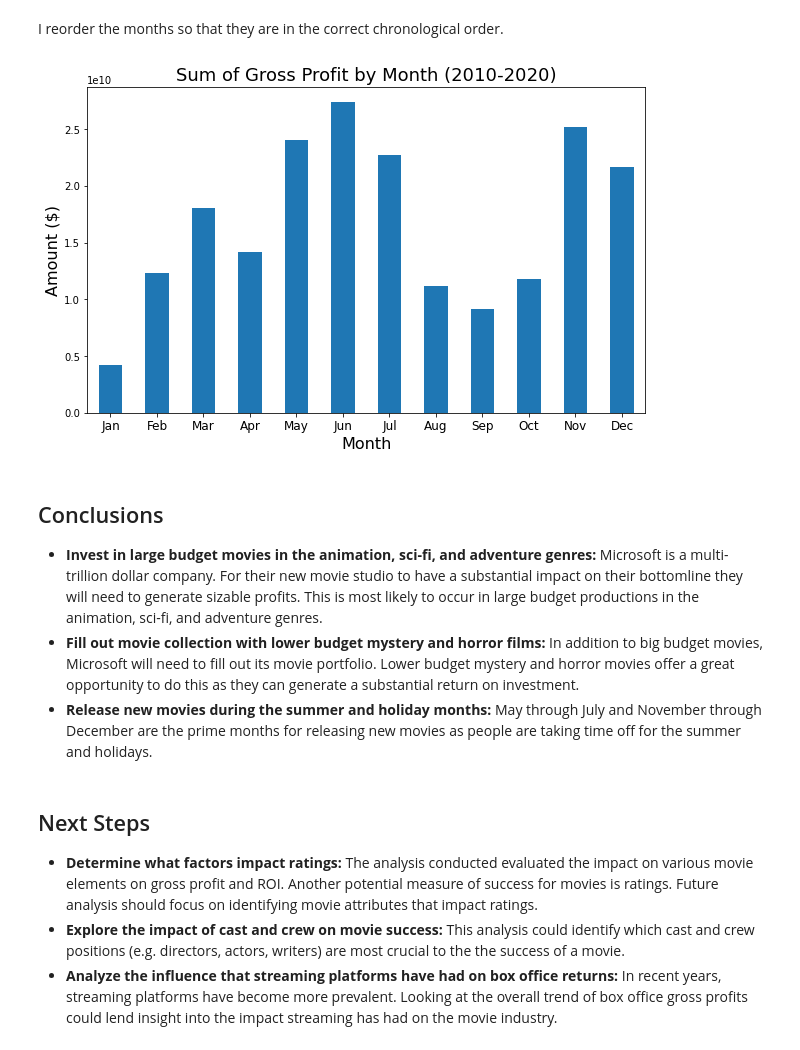
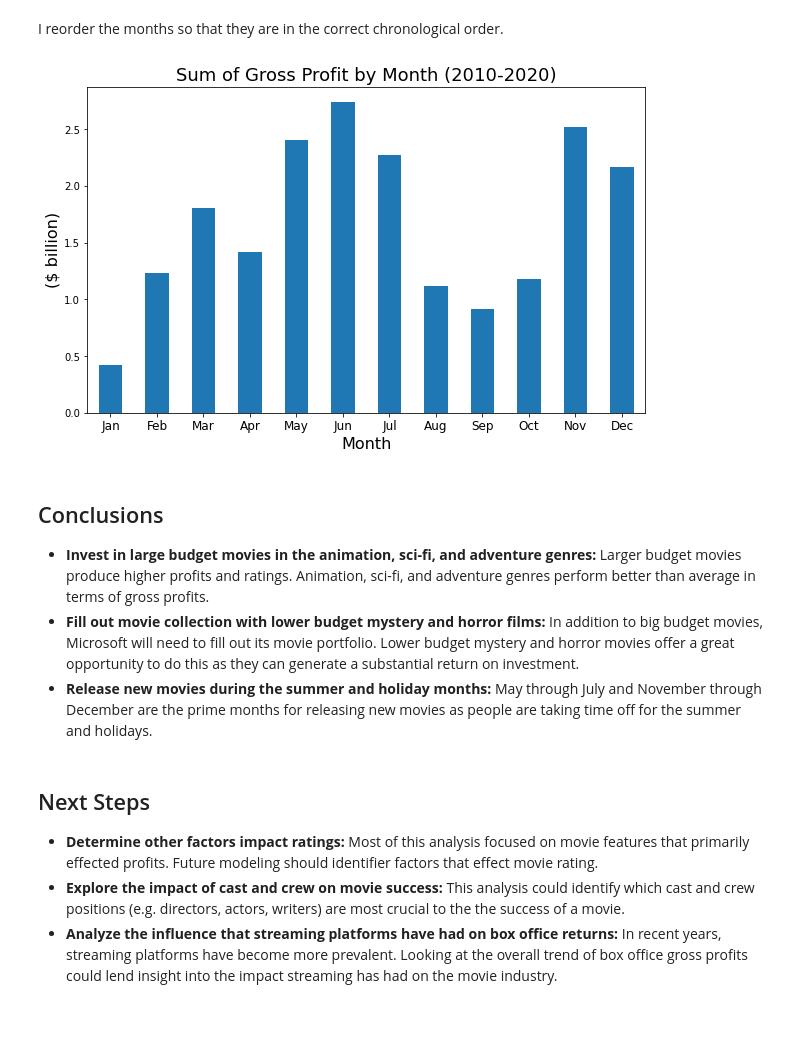
Before and after one commit to bentoler22/Flatiron_Phase_1_Project, a Jupyter notebook: student.ipynb, the cells around one changed output. Saved outputs shown, nothing was run; the diff lists cells and outputs as text; code cells hidden in the pictures; blank space fills up the shorter version.

Commit message:
updated budget analysis

```diff
--- a/student.ipynb
+++ b/student.ipynb
@@ -154,6 +180,11 @@ imdb_titles_basics.set_index('tconst', inplace=True)
 # %%
-imdb_combined = imdb_titles.join(imdb_titles_basics, how='inner',
+#join imbd_titles with imdb_tiles_basics
+imdb_titles_and_basics = imdb_titles.join(imdb_titles_basics, how='inner',
                                           on='title_id')
+# %%
+#merge imbd_ratings with the joined dataframe above
+imdb_combined = imdb_titles_and_basics.join(imdb_ratings, how='left',
+                                          on='title_id')
 # %%
 imdb_combined.head()
 # %% [output]
@@ -195,6 +226,11 @@ Using the production budget and gross profit columns, I create a new column for
 #add column for return on investment in perecentage
 movie_df['ROI'] = ((movie_df.worldwide_gross - movie_df.production_budget)
                    / movie_df.production_budget) *100
+
+movie_df['rating_category'] = movie_df.averagerating.map(lambda x:
+                                                   "Bad" if x < 4 else
+                                                    ("Average" if x < 7 else
+                                                     "Good"))
 # %% [markdown]
 # Analysis
 # %%
@@ -310,25 +369,32 @@ month_grouped.sort_index(inplace=True)
 # %%
 #set the index back to start_month
 month_grouped.set_index('start_month', inplace=True)
+# %%
+#define function for format of gross profit y-axis ticks
+def gross_tick_format_3(x, pos):
+    new_format = '{}'.format(x / 10000000000)
+    return new_format
 # %%
 #plot bar chart of sum of gross profit by month
 ax = month_grouped.plot(kind='bar', y=['worldwide_gross'], figsize=(10,6));
 
 #remove legend and adjust title/labels/ticks
 ax.set_title('Sum of Gross Profit by Month (2010-2020)', fontsize=18);
 ax.get_legend().remove()
 ax.set_xlabel('Month', fontsize=16);
-ax.set_ylabel('Amount ($)', fontsize=16);
+ax.set_ylabel('($ billion)', fontsize=16);
+ax.yaxis.set_major_formatter(ticker.FuncFormatter(gross_tick_format_3))
+
 plt.xticks(fontsize=12, rotation=0);
 # %% [output]
-[figure, old version]
+[figure, new version]
 # %% [markdown]
 ## Conclusions
- - **Invest in large budget movies in the animation, sci-fi, and adventure genres:** Microsoft is a multi-trillion dollar company. For their new movie studio to have a substantial impact on their bottomline they will need to generate sizable profits. This is most likely to occur in large budget productions in the animation, sci-fi, and adventure genres.
+ - **Invest in large budget movies in the animation, sci-fi, and adventure genres:** Larger budget movies produce higher profits and ratings. Animation, sci-fi, and adventure genres perform better than average in terms of gross profits.
  - **Fill out movie collection with lower budget mystery and horror films:** In addition to big budget movies, Microsoft will need to fill out its movie portfolio. Lower budget mystery and horror movies offer a great opportunity to do this as they can generate a substantial return on investment.
  - **Release new movies during the summer and holiday months:** May through July and November through December are the prime months for releasing new movies as people are taking time off for the summer and holidays.
 # %% [markdown]
 ## Next Steps
- - **Determine what factors impact ratings:** The analysis conducted evaluated the impact on various movie elements on gross profit and ROI. Another potential measure of success for movies is ratings. Future analysis should focus on identifying movie attributes that impact ratings.
+ - **Determine other factors impact ratings:** Most of this analysis focused on movie features that primarily effected profits. Future modeling should identifier factors that effect movie rating.
  - **Explore the impact of cast and crew on movie success:** This analysis could identify which cast and crew positions (e.g. directors, actors, writers) are most crucial to the the success of a movie.
  - **Analyze the influence that streaming platforms have had on box office returns:** In recent years, streaming platforms have become more prevalent. Looking at the overall trend of box office gross profits could lend insight into the impact streaming has had on the movie industry.
```
Also changed, not shown: parts of 26 cells of this notebook, 3 other files.
